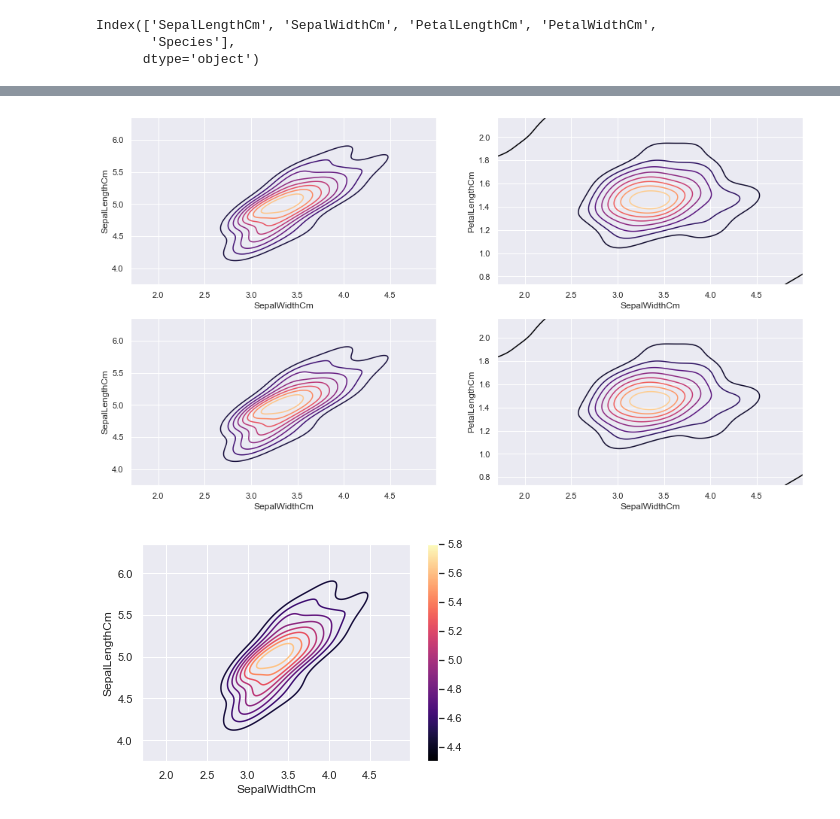
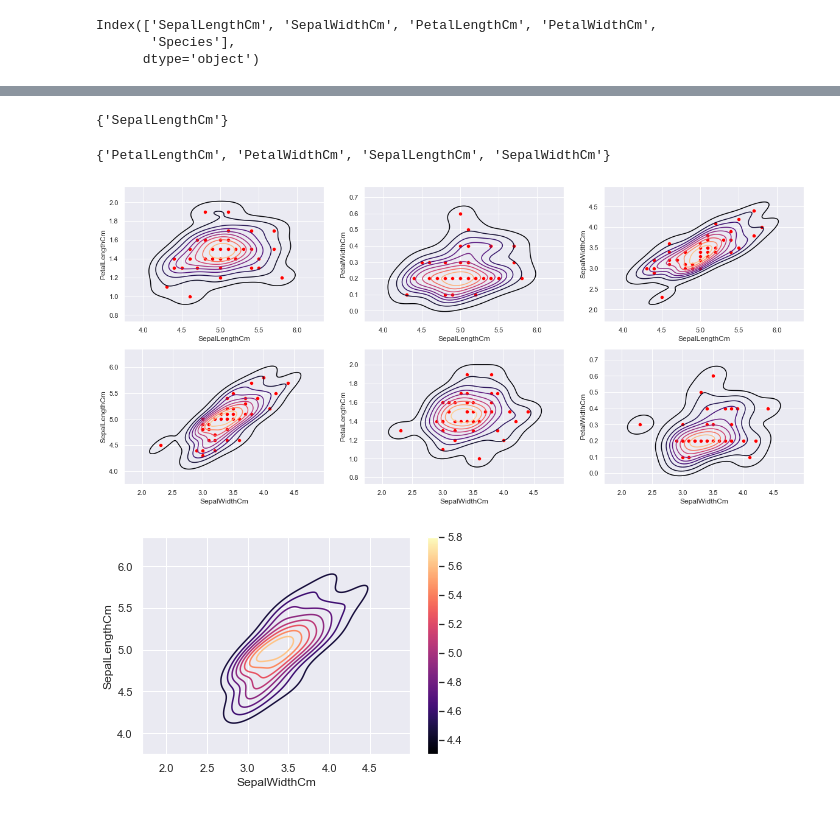
Before and after one commit to hazemMondy/iris, a Jupyter notebook: EDA/EDA.ipynb, the cells around one changed output, grey strips where cells are left out. Cells and saved outputs as stored; diff of their text form; code cells hidden in the pictures.

Commit message:
add: scatter plot in clusters' contour

```diff
--- a/EDA/EDA.ipynb
+++ b/EDA/EDA.ipynb
@@ -110,16 +113,22 @@ cols[2]
+# %%
+set([cols[0]])
+# %% [output]
+{'SepalLengthCm'}
+# %%
+set(cols).difference(set(cols[0]))
+# %% [output]
+{'PetalLengthCm', 'PetalWidthCm', 'SepalLengthCm', 'SepalWidthCm'}
 # %%
-_, ax =plt.subplots(2,2, figsize=(16,9))
-# cols = list(df.columns)[:-2]
-#  'SepalWidthCm',
-cols = ['SepalLengthCm', 'PetalLengthCm', 'PetalWidthCm']
-x_ = list(df.columns)[-1]
-setosa_W = df[df.Species=='Iris-setosa'].SepalWidthCm
+_, ax = plt.subplots(2,3, figsize=(20,9))
+cols = ['SepalLengthCm','SepalWidthCm', 'PetalLengthCm', 'PetalWidthCm']
 for i in range(0,2):
-    for j in range(0,2):
-        setosa_L = df[df.Species=='Iris-setosa'][cols[j]]
-        ax_ = sns.kdeplot( setosa_W,setosa_L,ax = ax[i,j], cmap = cmap,shade = False,shade_lowest=True);
+    x = df[df.Species=='Iris-setosa'][cols[i]]
+    for j,val in enumerate(set(cols).difference(set([cols[i]]))):
+        y = df[df.Species=='Iris-setosa'][val]
+        sns.kdeplot( x,y,ax = ax[i,j], cmap = cmap,shade = False,shade_lowest=False);
+        sns.scatterplot(data=df, x=x, y=y,ax = ax[i,j], color = "red")
 # %% [output]
-[figure, old version]
+[figure, new version]
 # %%
 ax = sns.kdeplot(setosa_W,setosa_L, cmap = cmap,shade = False,shade_lowest=True);
 
```
Also changed, not shown: parts of 2 cells of this notebook.
